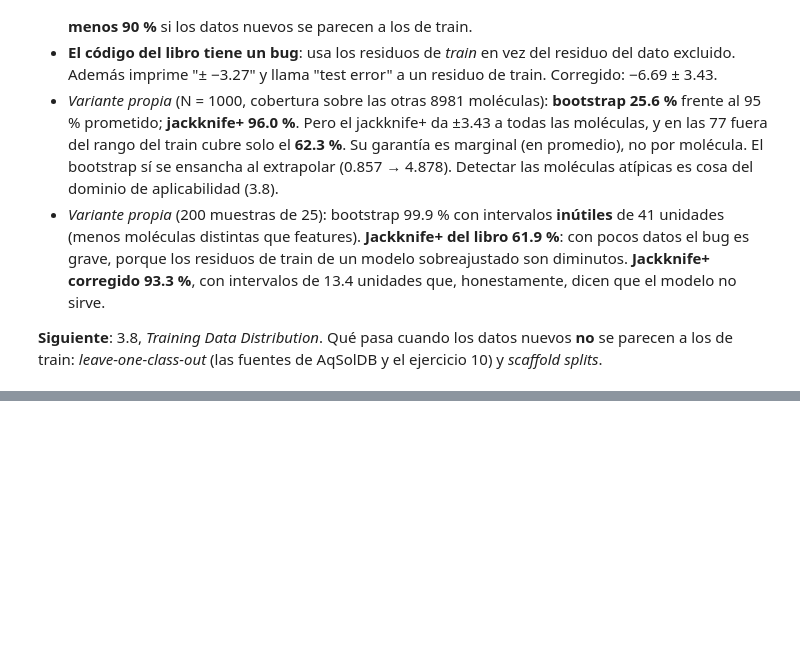
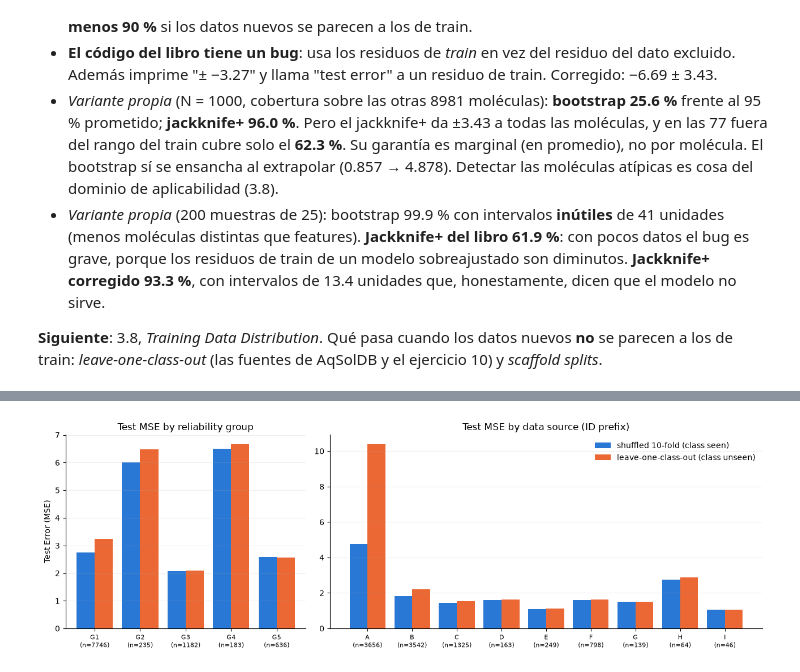
Before and after one commit to alexhrehoret/dmol-study-notes, a Jupyter notebook: notebooks/03_regresion.ipynb, the cells around one changed output, grey strips where cells are left out. Cells and saved outputs as stored; diff of their text form; code cells hidden in the pictures; blank space fills up the shorter version.

Commit message:
Chapter 3: 3.8 leave-one-class-out and scaffold splits
Co-Authored-By: Claude Opus 5.5 <noreply@anthropic.com>

```diff
--- a/notebooks/03_regresion.ipynb
+++ b/notebooks/03_regresion.ipynb
@@ -4358,0 +4427,15 @@ de train: *leave-one-class-out* (las fuentes de AqSolDB y el ejercicio 10) y *sc
+# %%
+# what does "Group" really encode? compare it with the number of measurements and their spread
+print(soldata.groupby("Group").agg(
+    n=("Solubility", "size"),
+    ocurrences_min=("Ocurrences", "min"),
+    ocurrences_max=("Ocurrences", "max"),
+    SD_min=("SD", "min"),
+    SD_max=("SD", "max"),
+    mean_solubility=("Solubility", "mean"),
+).round(3).to_string())
+
+# the real source is the letter at the start of the ID (3.6)
+fuente = soldata["ID"].str.split("-").str[0]
+print()
+print(pd.crosstab(fuente, soldata["Group"]).to_string())
@@ -4358,0 +4591,57 @@ de train: *leave-one-class-out* (las fuentes de AqSolDB y el ejercicio 10) y *sc
+# %%
+def fit_lstsq(train):
+    # the book's fit: lstsq without constant column, then b = mean residual
+    x, y = train[feature_names].values, train["Solubility"].values
+    w, *_ = np.linalg.lstsq(x, y, rcond=None)
+    return w, np.mean(y - x @ w)
+
+
+def sq_errors(test, w, b):
+    # squared error of each molecule (not averaged)
+    return (test[feature_names].values @ w + b - test["Solubility"].values) ** 2
+
+
+# per-molecule squared error in a shuffled 10-fold CV (same shuffle as 3.6, but keeping the index)
+shuffled = soldata.sample(frac=1, random_state=4)
+err_kfold = pd.Series(index=shuffled.index, dtype=float)
+for fold in np.array_split(np.arange(len(shuffled)), 10):
+    test = shuffled.iloc[fold]
+    w, b = fit_lstsq(shuffled.drop(test.index))
+    err_kfold[test.index] = sq_errors(test, w, b)
+print(f"10-fold barajado, todo el dataset: {err_kfold.mean():.2f}")
+
+clases = {"Group": soldata["Group"], "fuente (ID)": fuente}
+tablas = {}
+for nombre, clase in clases.items():
+    filas = []
+    for c in sorted(clase.unique()):
+        test = soldata[clase == c]
+        w, b = fit_lstsq(soldata[clase != c])
+        e_loco = sq_errors(test, w, b)
+        e_kf = err_kfold[test.index].values
+        filas.append({"clase": c, "n": len(test),
+                      "LOCO": e_loco.mean(), "10-fold": e_kf.mean(),
+                      "LOCO mediana": np.median(e_loco), "10-fold mediana": np.median(e_kf),
+                      "sol. media": test["Solubility"].mean()})
+    t = pd.DataFrame(filas).set_index("clase")
+    tablas[nombre] = t
+    agregado = (t["n"] * t["LOCO"]).sum() / t["n"].sum()
+    print(f"\n--- LOCOCV por {nombre}: agregado {agregado:.2f}, media de clases {t['LOCO'].mean():.2f}")
+    print(t.round(2).to_string())
+
+fig, axs = plt.subplots(ncols=2, figsize=(13, 4.3), gridspec_kw={"width_ratios": [5, 9]})
+for ax, (nombre, t) in zip(axs, tablas.items()):
+    pos = np.arange(len(t))
+    ax.bar(pos - 0.2, t["10-fold"], width=0.4, color="#2a78d6", label="shuffled 10-fold (class seen)")
+    ax.bar(pos + 0.2, t["LOCO"], width=0.4, color="#eb6834", label="leave-one-class-out (class unseen)")
+    ax.set_xticks(pos, [f"{c}\n(n={n})" for c, n in zip(t.index, t["n"])], fontsize=8)
+    ax.set_title(f"Test MSE by {'reliability group' if nombre == 'Group' else 'data source (ID prefix)'}")
+    ax.grid(alpha=0.2, axis="y")
+    for sp in ("top", "right"):
+        ax.spines[sp].set_visible(False)
+axs[0].set_ylabel("Test Error (MSE)")
+axs[1].legend(frameon=False)
+fig.tight_layout()
+fig.savefig("../figuras/03_lococv.png", dpi=150)
+plt.show()
+# %% [output]
@@ -4358,0 +4665 @@ de train: *leave-one-class-out* (las fuentes de AqSolDB y el ejercicio 10) y *sc
+[figure, added]
```
Also changed, not shown: parts of 25 cells of this notebook, 5 other files.
